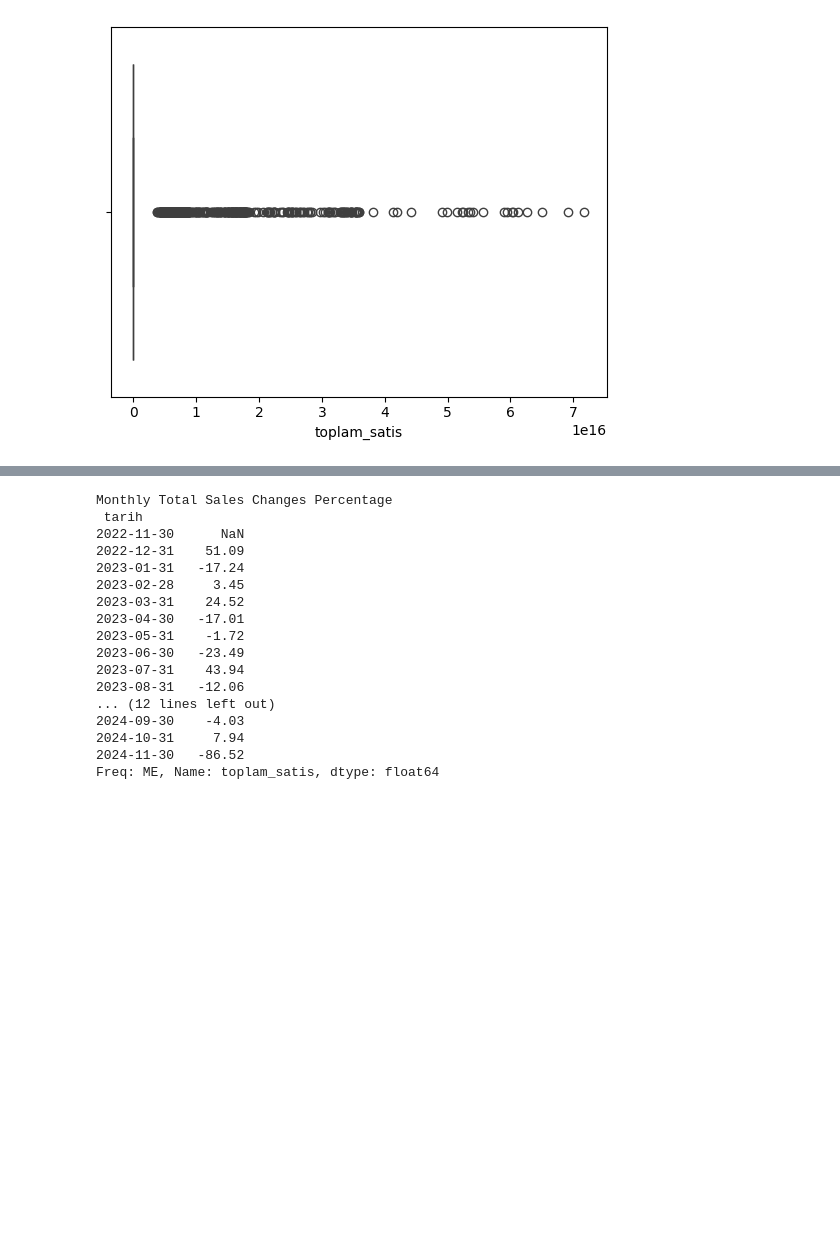
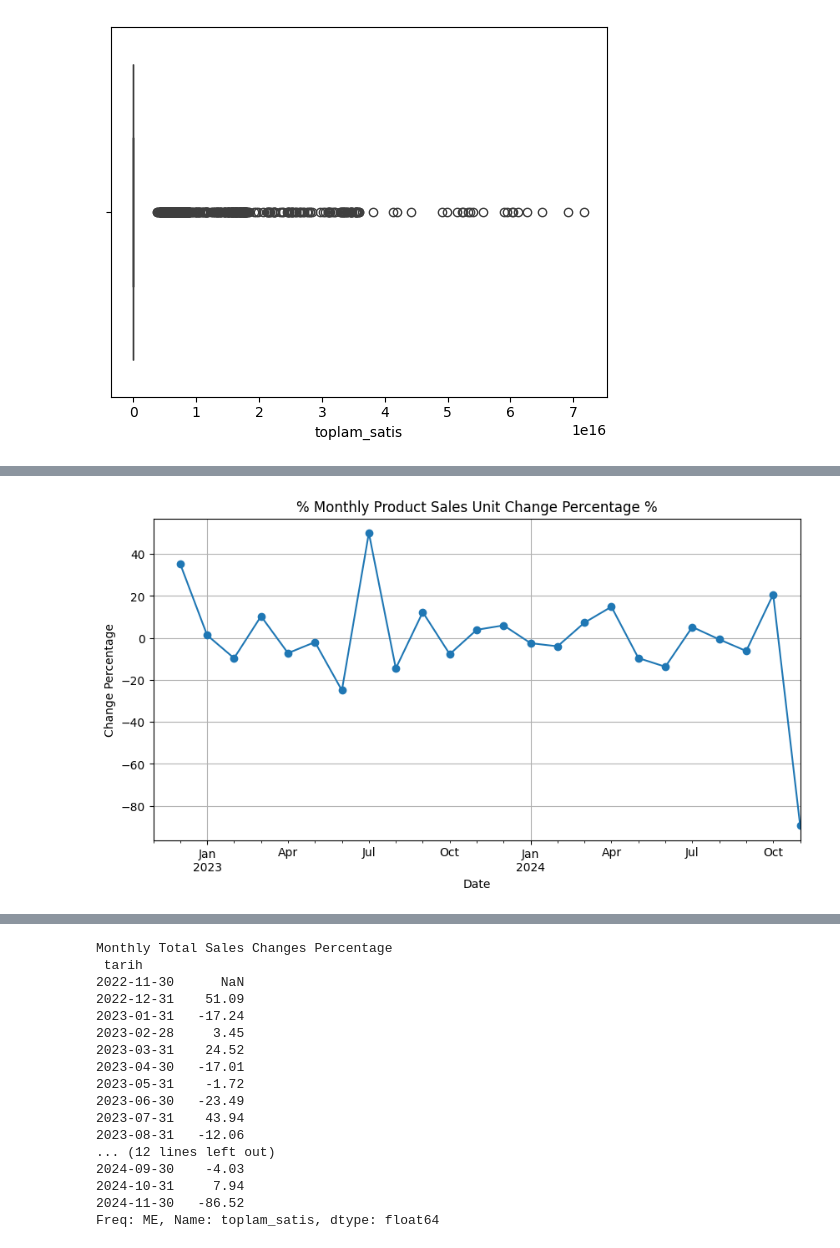
Before and after one commit to Aleynaunver/Data-Analysis-and-Manipulation, a Jupyter notebook: main.ipynb, the cells around one changed output, grey strips where cells are left out. Saved outputs shown, nothing was run; the diff lists cells and outputs as text; code cells hidden in the pictures; blank space fills up the shorter version.

```diff
--- a/main.ipynb
+++ b/main.ipynb
@@ -516,0 +399,4 @@ plt.show()
+# %%
+#Monthly product sales quantity for date
+monthly_product_sales_quantity = time_series_data.resample("ME", on="tarih")["adet"].sum()
+print(f"Monthly Product Sales Quantity \n {monthly_product_sales_quantity}")
@@ -516,0 +560,9 @@ plt.show()
+# %%
+#Plot a line chart for monthly product sales quantity percentage
+monthly_product_sales_quantity_percentage.plot(kind="line", title="% Monthly Product Sales Unit Change Percentage %", marker="o", figsize=(10,5))
+plt.xlabel("Date")
+plt.ylabel("Change Percentage")
+plt.grid()
+plt.show()
+# %% [output]
+[figure, added]
```
Also changed, not shown: parts of 111 cells of this notebook.
